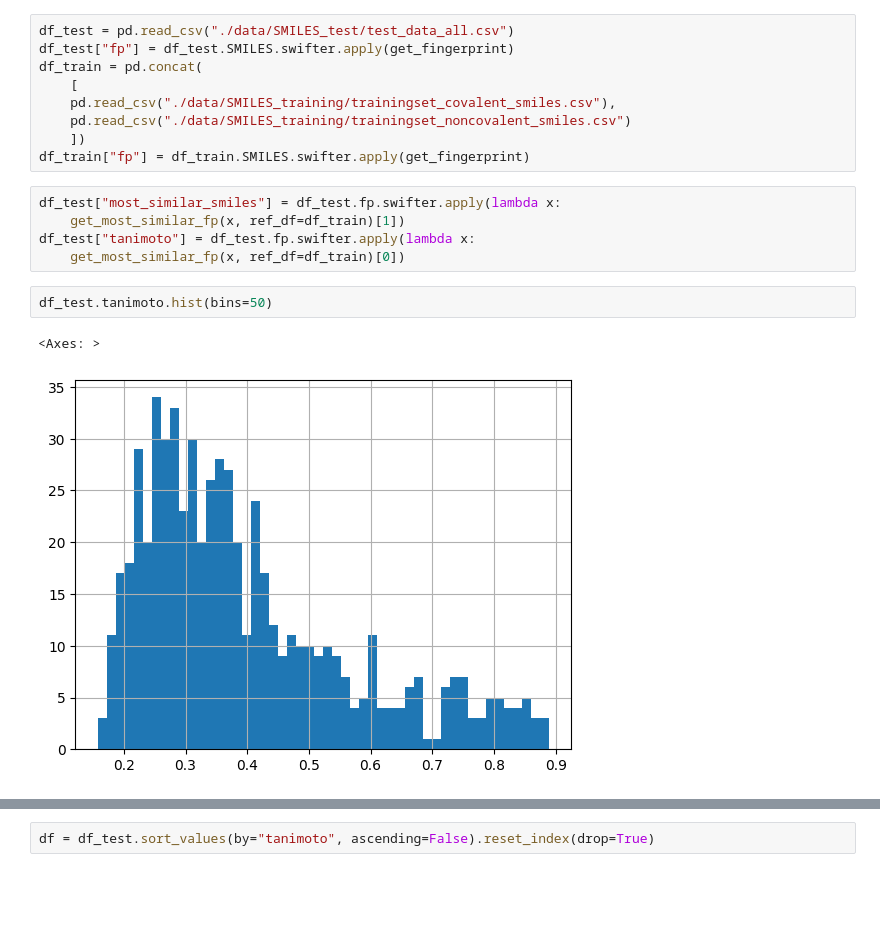
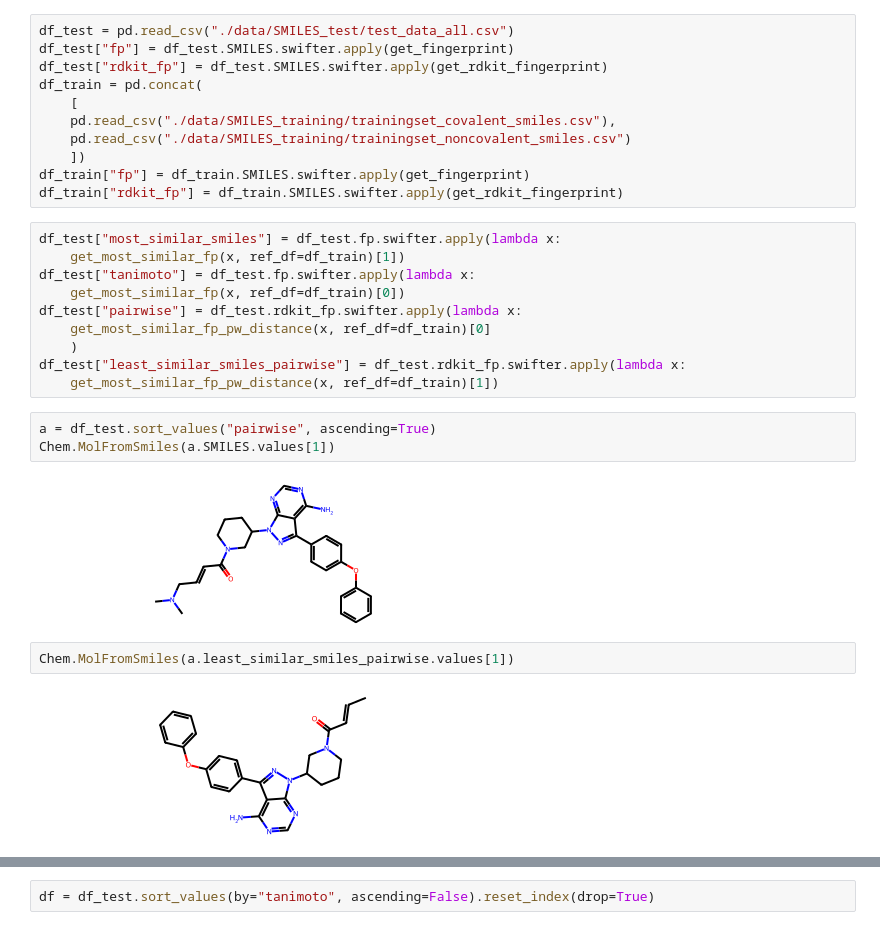
Before and after one commit to RowleyGroup/covalent-classifier, a Jupyter notebook: similarity_analysis.ipynb, the cells around one changed output, grey strips where cells are left out. Drawn from its saved outputs; the diff is of its cells as text; blank space fills up the shorter version.

```diff
--- a/similarity_analysis.ipynb
+++ b/similarity_analysis.ipynb
@@ -35,22 +54,33 @@ def get_most_similar_fp(input_fp, ref_df):
 # %%
 df_test = pd.read_csv("./data/SMILES_test/test_data_all.csv")
 df_test["fp"] = df_test.SMILES.swifter.apply(get_fingerprint)
+df_test["rdkit_fp"] = df_test.SMILES.swifter.apply(get_rdkit_fingerprint)
 df_train = pd.concat(
     [
     pd.read_csv("./data/SMILES_training/trainingset_covalent_smiles.csv"),
     pd.read_csv("./data/SMILES_training/trainingset_noncovalent_smiles.csv")
     ])
 df_train["fp"] = df_train.SMILES.swifter.apply(get_fingerprint)
+df_train["rdkit_fp"] = df_train.SMILES.swifter.apply(get_rdkit_fingerprint)
 # %%
 df_test["most_similar_smiles"] = df_test.fp.swifter.apply(lambda x:
     get_most_similar_fp(x, ref_df=df_train)[1])
 df_test["tanimoto"] = df_test.fp.swifter.apply(lambda x:
     get_most_similar_fp(x, ref_df=df_train)[0])
+df_test["pairwise"] = df_test.rdkit_fp.swifter.apply(lambda x:
+    get_most_similar_fp_pw_distance(x, ref_df=df_train)[0]
+    )
+df_test["least_similar_smiles_pairwise"] = df_test.rdkit_fp.swifter.apply(lambda x:
+    get_most_similar_fp_pw_distance(x, ref_df=df_train)[1])
-# %%
-df_test.tanimoto.hist(bins=50)
-# %% [output]
-<Axes: >
-[figure, removed]
+# %%
+a = df_test.sort_values("pairwise", ascending=True)
+Chem.MolFromSmiles(a.SMILES.values[1])
+# %% [output]
+[figure, added]
+# %%
+Chem.MolFromSmiles(a.least_similar_smiles_pairwise.values[1])
+# %% [output]
+[figure, added]
 # %%
 import matplotlib.pyplot as plt
 import numpy as np
```
Also changed, not shown: parts of 3 cells of this notebook.
